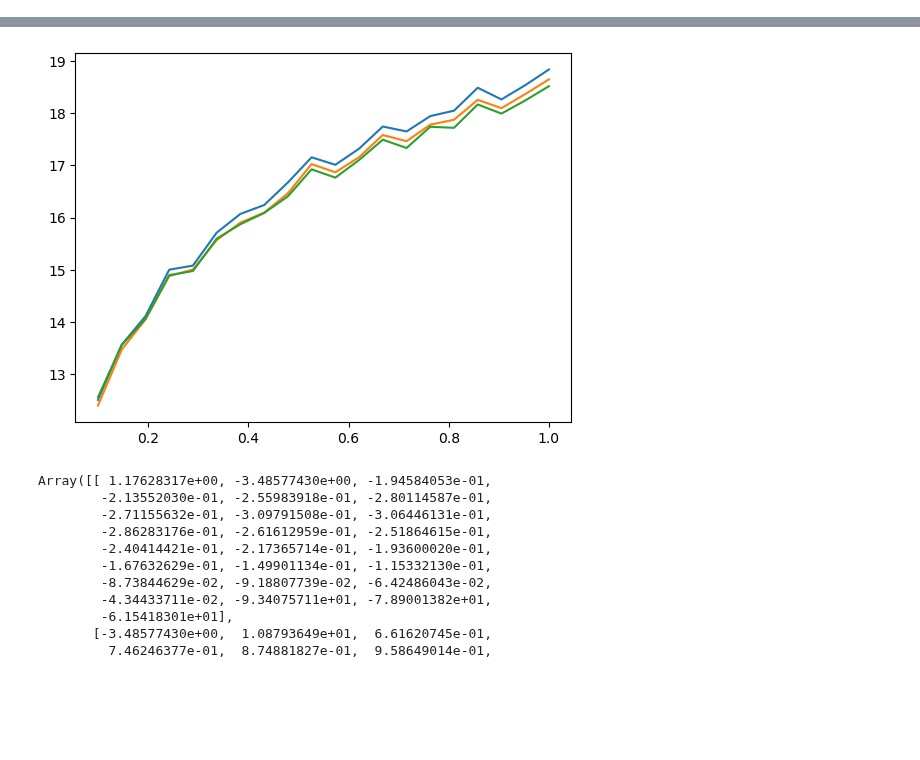
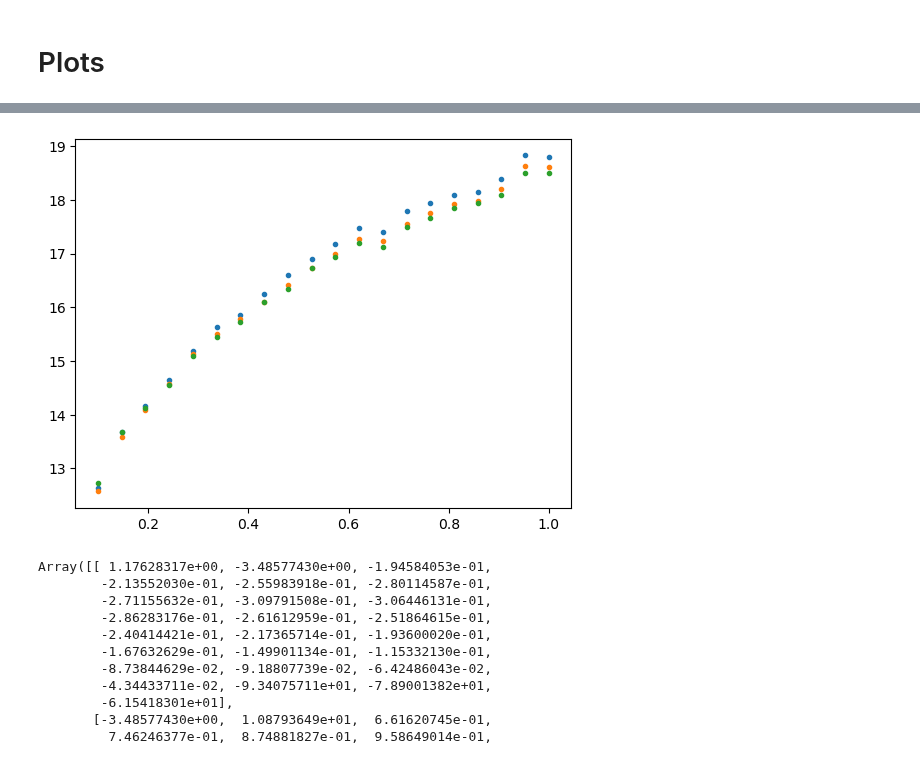
Before and after one commit to AlexGKim/UNITY3, a Jupyter notebook: nb/Simple.ipynb, the cells around one changed output, grey strips where cells are left out. Cells and saved outputs as stored; diff of their text form; code cells hidden in the pictures; blank space fills up the shorter version.

```diff
--- a/nb/Simple.ipynb
+++ b/nb/Simple.ipynb
@@ -64,3 +67,21 @@ def mag_all(efflam, Av, Rv, z, cosmo):
+# %%
+# simimulate magnitudes for a set of SNe in all observer bands for a survey
+# given truth parameters
+def simulate_mag(zs, Avs, Rvs, dm_int, cosmo, dm_obs, efflams ):
+
+    # mag should have shape [nsn, nbands, 1] given the layered vmap
+    mag = mag_all(efflams,Avs,Rvs,zs,cosmo)
+
+    # intrinsic dispersion for each SN
+    realizeint = numpy.random.normal(0,dm_int,mag.shape[0])
+
+    # intrinsic added for each SN
+    mag = mag + realizeint[:,None,None]
+
+    # flux error
+    mag = numpy.random.normal(mag, dm_obs[:,:,None])
+
+    return mag
 # %%
 def lnL_cal_survey(dlams, fwidth):
     # chi-sq
@@ -138,18 +285,3 @@ def flux_lam(efflam, Av, Rv, z, cosmo):
 # %%
 def flux_all(efflam, Av, Rv, z, cosmo):
     return vmap(flux_lam,(None, 0, 0, 0, None))(efflam, Av, Rv, z, cosmo)
-# %%
-def simulate_mag(zs, Avs, Rvs, dm_int, cosmo, dm_obs, efflam ):
-
-    nlam = len(efflam)
-
-    mag = mag_all(efflam,Avs,Rvs,zs,cosmo)
-
-    # intrinsic dispersion
-    realizeint = numpy.random.normal(0,dm_int,mag.shape[0])
-    mag = mag + realizeint[:,None,None]
-
-    # measurement uncertainty
-    mag = numpy.random.normal(mag, dm_obs[:,:,None])
-
-    return mag
@@ -243,6 +291,8 @@ jnp.linalg.matrix_rank(F)
 L = scipy.linalg.cholesky(F)
 # %%
 F.shape
+# %% [markdown]
+# Plots
 # %%
 def test_simulate_mag():
     nsn = 20
@@ -254,13 +304,13 @@ def test_simulate_mag():
     Rvs = numpy.zeros(nsn)+3.1
     efflam = numpy.array([4700., 6420.,  7849.])
     dlams = numpy.zeros(len(efflam))
-    fwidth = numpy.zeros(len(efflam))+1.
+    fwidth = numpy.zeros(len(efflam))
     dm_obs = numpy.zeros((nsn,len(efflam)))+0.02
-    mag = simulate_mag(zs, Avs, Rvs, dm_int, cosmo, dm_obs, efflam )
-    mag_lam(efflam, Avs, Rvs, zs, cosmo)
-    lnL_mag_survey(cosmo.Omega_c,cosmo.w0, cosmo.wa, dm_int, Avs, Rvs,
-                              dlams, fwidth, zs ,mag, dm_obs, efflam)
-    plt.plot(zs, simulate_mag(zs, Avs, Rvs, dm_int, cosmo, dm_obs, efflam )[:,:,0])
+    # mag = simulate_mag(zs, Avs, Rvs, dm_int, cosmo, dm_obs, efflam )
+    # mag_lam(efflam, Avs, Rvs, zs, cosmo)
+    # lnL_mag_survey(cosmo.Omega_c,cosmo.w0, cosmo.wa, dm_int, Avs, Rvs,
+    #                           dlams, fwidth, zs ,mag, dm_obs, efflam)
+    plt.plot(zs, simulate_mag(zs, Avs, Rvs, dm_int, cosmo, dm_obs, efflam )[:,:,0],'.')
 
 test_simulate_mag()
 # %% [output]
@@ -269,4 +317,4 @@ I0000 00:00:1707945605.419041       1 tfrt_cpu_pjrt_client.cc:349] TfrtCpuClient
-[figure, old version]
+[figure, new version]
 # %%
 Finv = jnp.linalg.inv(F)
 # %%
```
Also changed, not shown: parts of 15 cells of this notebook.
